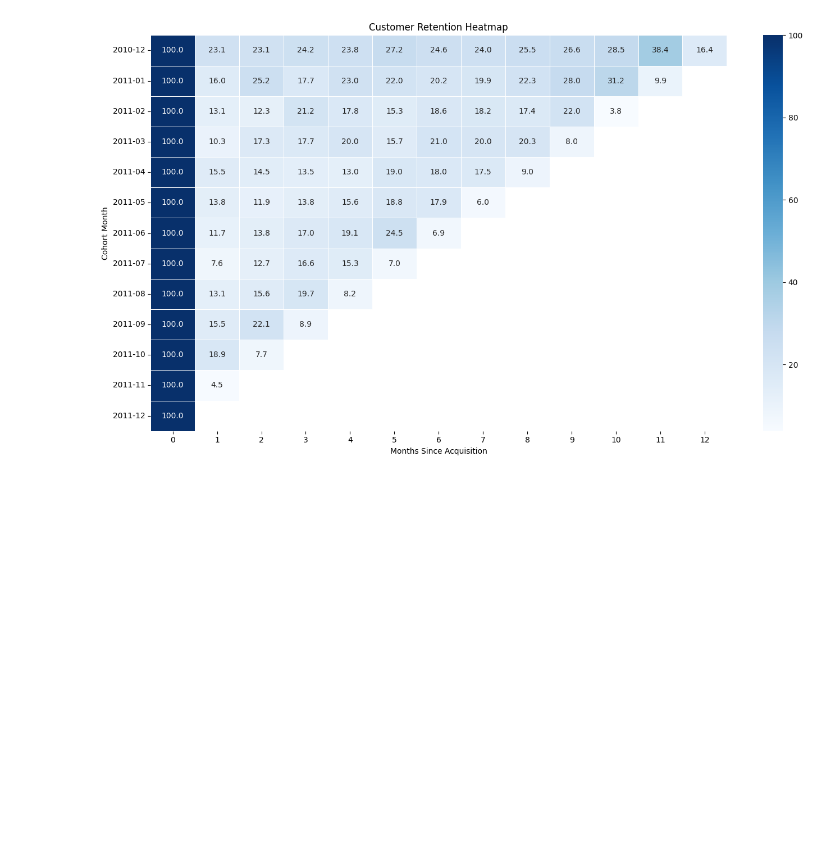
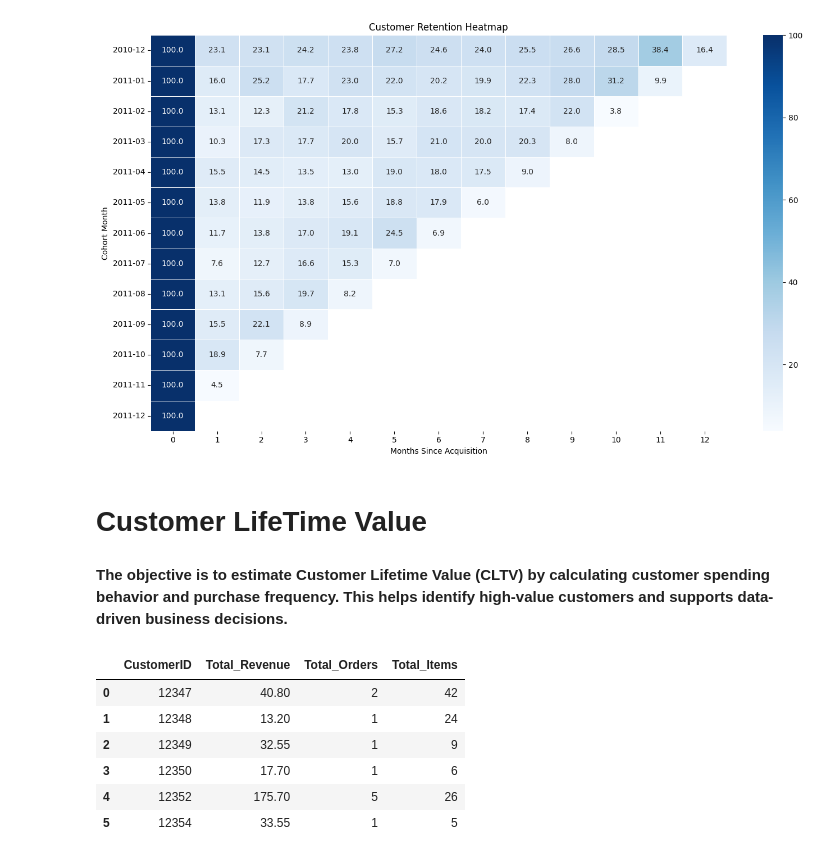
Before and after one commit to ThejaswiBhat/Internship-Project-1, a Jupyter notebook: Notebooks/cohort_retention_cltv_analysis.ipynb.ipynb, the cells around one changed output. Drawn from its saved outputs; the diff is of its cells as text; code cells hidden in the pictures; blank space fills up the shorter version.

Commit message:
CLTV analysis

```diff
--- a/Notebooks/cohort_retention_cltv_analysis.ipynb.ipynb
+++ b/Notebooks/cohort_retention_cltv_analysis.ipynb.ipynb
@@ -319,3 +319,23 @@ plt.tight_layout()
 plt.show()
 # %% [output]
 [figure]
+# %% [markdown]
+# **Customer LifeTime Value**
+# %% [markdown]
+**The objective is to estimate Customer Lifetime Value (CLTV) by calculating customer spending behavior and purchase frequency. This helps identify high-value customers and supports data-driven business decisions.**
+# %%
+customer_summary = df.groupby("CustomerID").agg(
+    Total_Revenue=("Revenue", "sum"),
+    Total_Orders=("InvoiceNo", "nunique"),
+    Total_Items=("Quantity", "sum")
+).reset_index()
+# %%
+customer_summary.head(6)
+# %% [output]
+|  | CustomerID | Total_Revenue | Total_Orders | Total_Items |
+| 0 | 12347 | 40.80 | 2 | 42 |
+| 1 | 12348 | 13.20 | 1 | 24 |
+| 2 | 12349 | 32.55 | 1 | 9 |
+| 3 | 12350 | 17.70 | 1 | 6 |
+| 4 | 12352 | 175.70 | 5 | 26 |
+| 5 | 12354 | 33.55 | 1 | 5 |
```
